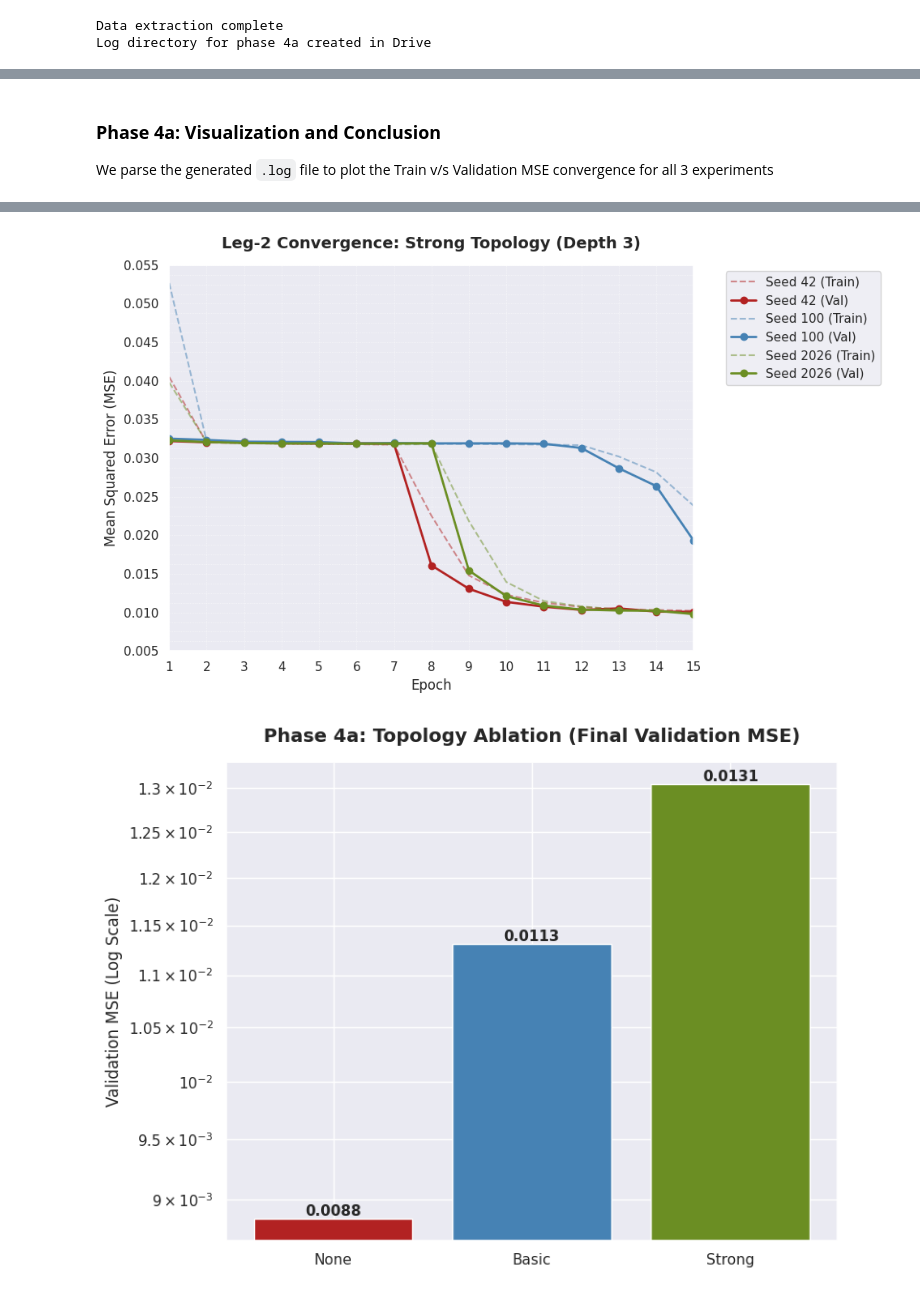
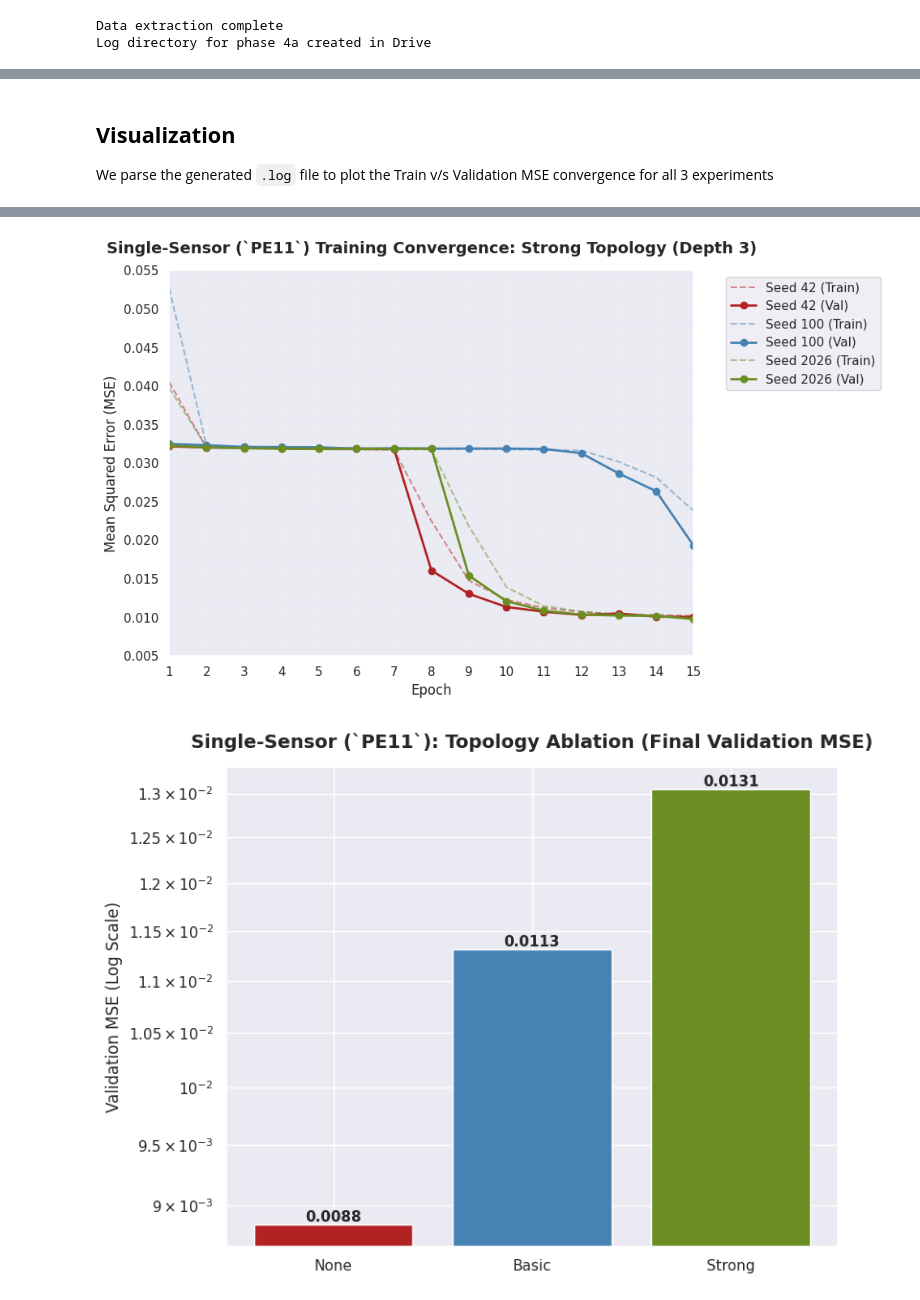
Before and after one commit to yeshapan/SPECTRA-CQ, a Jupyter notebook: notebooks/phase3_quantum_regularization/04a_ablation_topology.ipynb, the cells around one changed output, grey strips where cells are left out. Cells and saved outputs as stored; diff of their text form; code cells hidden in the pictures.

```diff
--- a/notebooks/phase3_quantum_regularization/04a_ablation_topology.ipynb
+++ b/notebooks/phase3_quantum_regularization/04a_ablation_topology.ipynb
@@ -155,17 +155,17 @@ This architecture tests the Phase 4 hypothesis: capturing the macroscopic vibrat
 2026-06-23 12:25:56,617 - INFO - New optimal weights saved. Validation Loss: 0.009777
 2026-06-23 12:25:56,617 - INFO - All seed protocols completed successfully.
 # %% [markdown]
-### **Phase 4a: Visualization and Conclusion**
+## **Visualization**
 We parse the generated `.log` file to plot the Train v/s Validation MSE convergence for all 3 experiments
 # %%
 from src.utils.viz import plot_training_logs, plot_ablation_results
 
 # 1. Visualize Convergence per Topology
-plot_training_logs('/content/drive/MyDrive/spectra-cq-data/logs_phase3_PE11/ablation4a/none_d3.log', title="Leg-2 Convergence: None Topology (Depth 3)")
-
-plot_training_logs('/content/drive/MyDrive/spectra-cq-data/logs_phase3_PE11/ablation4a/basic_d3.log', title="Leg-2 Convergence: Basic Topology (Depth 3)")
-
-plot_training_logs('/content/drive/MyDrive/spectra-cq-data/logs_phase3_PE11/ablation4a/strong_d3.log', title="Leg-2 Convergence: Strong Topology (Depth 3)")
+plot_training_logs('/content/drive/MyDrive/spectra-cq-data/logs_phase3_PE11/ablation4a/none_d3.log', title="Single-Sensor (`PE11`) Training Convergence: None Topology (Depth 3)")
+print("\n")
+plot_training_logs('/content/drive/MyDrive/spectra-cq-data/logs_phase3_PE11/ablation4a/basic_d3.log', title="Single-Sensor (`PE11`) Training Convergence: Basic Topology (Depth 3)")
+print("\n")
+plot_training_logs('/content/drive/MyDrive/spectra-cq-data/logs_phase3_PE11/ablation4a/strong_d3.log', title="Single-Sensor (`PE11`) Training Convergence: Strong Topology (Depth 3)")
 
 # 2. Extract final validation MSEs directly from the logs
 def extract_final_mse(log_path):
@@ -191,5 +191,5 @@ results_4a = {
 
 # 3. Plot the Topology Ablation Summary Bar Chart
 print("\n")
-plot_ablation_results(results_dict=results_4a, title="Phase 4a: Topology Ablation (Final Validation MSE)")
+plot_ablation_results(results_dict=results_4a, title="Single-Sensor (`PE11`): Topology Ablation (Final Validation MSE)")
 # %% [output]
@@ -198,3 +198,3 @@ plot_ablation_results(results_dict=results_4a, title="Phase 4a: Topology Ablatio
-[figure, old version]
+[figure, new version]
-[figure, old version]
+[figure, new version]
 # %% [markdown]
```
Also changed, not shown: parts of 7 cells of this notebook, 4 other files.
